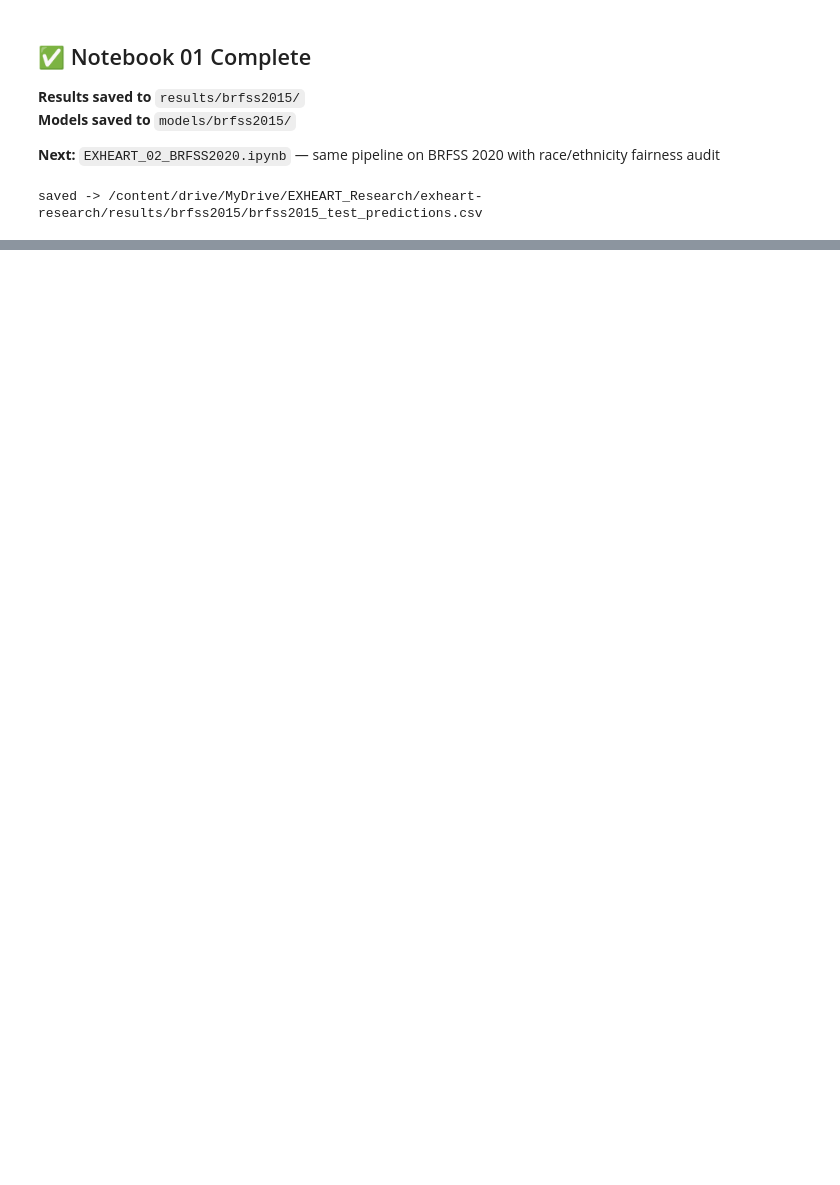
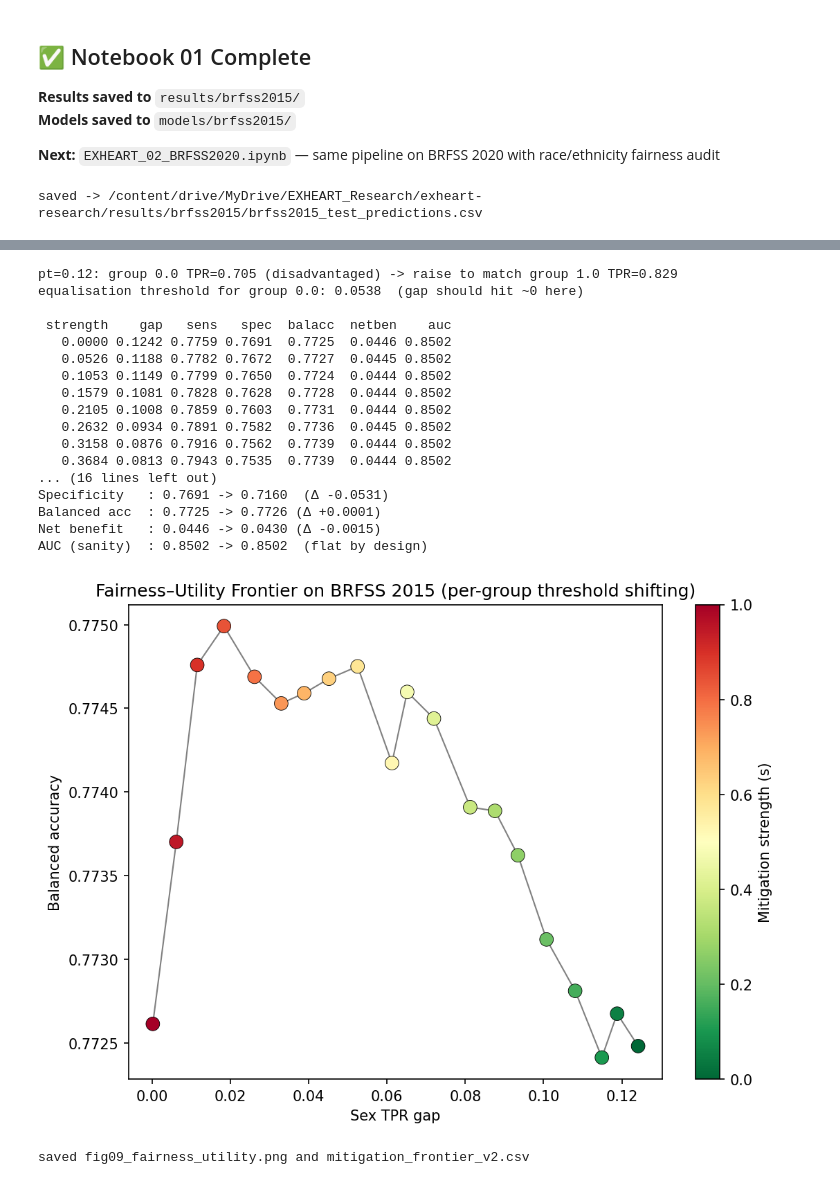
Before and after one commit to anasbiswas1/exheart-research, a Jupyter notebook: notebooks/EXHEART_01_BRFSS2015.ipynb, the cells around one changed output, grey strips where cells are left out. Drawn from its saved outputs; the diff is of its cells as text; code cells hidden in the pictures; blank space fills up the shorter version.

```diff
--- a/notebooks/EXHEART_01_BRFSS2015.ipynb
+++ b/notebooks/EXHEART_01_BRFSS2015.ipynb
@@ -1198,0 +1620,72 @@ saved -> /content/drive/MyDrive/EXHEART_Research/exheart-research/results/brfss2
+# %%
+import pandas as pd, numpy as np, matplotlib.pyplot as plt
+from sklearn.metrics import roc_auc_score
+ROOT='/content/drive/MyDrive/EXHEART_Research/exheart-research/'
+PT=0.12; ODDS=PT/(1-PT)
+
+pred=pd.read_csv(ROOT+'results/brfss2015/brfss2015_test_predictions.csv')
+y=pred['y_true'].values; p=pred['p_cal'].values; sex=pred['Sex'].values
+N=len(y); groups=sorted(pd.unique(sex))
+def tpr(mg,thr): m=mg&(y==1); return (p[m]>=thr).mean()
+
+base={g:tpr(sex==g,PT) for g in groups}
+g_low=min(base,key=base.get); g_high=max(base,key=base.get); target=base[g_high]
+print(f'pt={PT}: group {g_low} TPR={base[g_low]:.3f} (disadvantaged) -> raise to match group {g_high} TPR={target:.3f}')
+
+# FIX: equalisation threshold = where disadvantaged-group TPR is CLOSEST to target (not the extreme)
+cand=np.linspace(0.0005,PT,4000)
+tl=np.array([tpr(sex==g_low,t) for t in cand])
+t_eq=cand[np.argmin(np.abs(tl-target))]
+print(f'equalisation threshold for group {g_low}: {t_eq:.4f}  (gap should hit ~0 here)\n')
+
+def metrics(thr_low):
+    thr={g_low:thr_low, g_high:PT}; pb=np.zeros(N,int)
+    for g in groups: pb[sex==g]=(p[sex==g]>=thr[g]).astype(int)
+    tp=((pb==1)&(y==1)).sum(); fp=((pb==1)&(y==0)).sum()
+    fn=((pb==0)&(y==1)).sum(); tn=((pb==0)&(y==0)).sum()
+    sens=tp/(tp+fn); spec=tn/(tn+fp)
+    tprs=[tpr(sex==g,thr[g]) for g in groups]
+    return dict(gap=max(tprs)-min(tprs), sens=sens, spec=spec, balacc=(sens+spec)/2,
+                netben=(tp-fp*ODDS)/N, auc=roc_auc_score(y,p))
+
+S=np.linspace(0,1,20)
+df=pd.DataFrame([metrics(PT+s*(t_eq-PT)) for s in S]); df.insert(0,'strength',S)
+print(df.round(4).to_string(index=False))
+b,f=df.iloc[0],df.iloc[-1]
+print(f'\n--- baseline -> full equalisation ---')
+print(f'Sex TPR gap   : {b.gap:.4f} -> {f.gap:.4f}  ({100*(b.gap-f.gap)/b.gap:.1f}% reduction)')
+print(f'Sensitivity   : {b.sens:.4f} -> {f.sens:.4f}  (Δ {f.sens-b.sens:+.4f})')
+print(f'Specificity   : {b.spec:.4f} -> {f.spec:.4f}  (Δ {f.spec-b.spec:+.4f})')
+print(f'Balanced acc  : {b.balacc:.4f} -> {f.balacc:.4f} (Δ {f.balacc-b.balacc:+.4f})')
+print(f'Net benefit   : {b.netben:.4f} -> {f.netben:.4f} (Δ {f.netben-b.netben:+.4f})')
+print(f'AUC (sanity)  : {b.auc:.4f} -> {f.auc:.4f}  (flat by design)')
+df.to_csv('mitigation_frontier_v2.csv',index=False)
+
+fig,ax=plt.subplots(figsize=(7.5,5.5))
+sc=ax.scatter(df.gap,df.balacc,c=df.strength,cmap='RdYlGn_r',s=90,edgecolor='k',linewidth=0.4,zorder=3)
+ax.plot(df.gap,df.balacc,color='gray',lw=1,zorder=1)
+ax.set_xlabel('Sex TPR gap'); ax.set_ylabel('Balanced accuracy')
+ax.set_title('Fairness–Utility Frontier on BRFSS 2015 (per-group threshold shifting)')
+cb=plt.colorbar(sc); cb.set_label('Mitigation strength (s)')
+plt.tight_layout(); plt.savefig('fig09_fairness_utility.png',dpi=150,bbox_inches='tight'); plt.show()
+print('saved fig09_fairness_utility.png and mitigation_frontier_v2.csv')
+# %% [output]
+pt=0.12: group 0.0 TPR=0.705 (disadvantaged) -> raise to match group 1.0 TPR=0.829
+equalisation threshold for group 0.0: 0.0538  (gap should hit ~0 here)
+
+ strength    gap   sens   spec  balacc  netben    auc
+   0.0000 0.1242 0.7759 0.7691  0.7725  0.0446 0.8502
+   0.0526 0.1188 0.7782 0.7672  0.7727  0.0445 0.8502
+   0.1053 0.1149 0.7799 0.7650  0.7724  0.0444 0.8502
+   0.1579 0.1081 0.7828 0.7628  0.7728  0.0444 0.8502
+   0.2105 0.1008 0.7859 0.7603  0.7731  0.0444 0.8502
+   0.2632 0.0934 0.7891 0.7582  0.7736  0.0445 0.8502
+   0.3158 0.0876 0.7916 0.7562  0.7739  0.0444 0.8502
+   0.3684 0.0813 0.7943 0.7535  0.7739  0.0444 0.8502
+... (16 lines left out)
+Specificity   : 0.7691 -> 0.7160  (Δ -0.0531)
+Balanced acc  : 0.7725 -> 0.7726 (Δ +0.0001)
+Net benefit   : 0.0446 -> 0.0430 (Δ -0.0015)
+AUC (sanity)  : 0.8502 -> 0.8502  (flat by design)
+[figure, added]
+saved fig09_fairness_utility.png and mitigation_frontier_v2.csv
```
Also changed, not shown: parts of 13 cells of this notebook, 39 other files.
